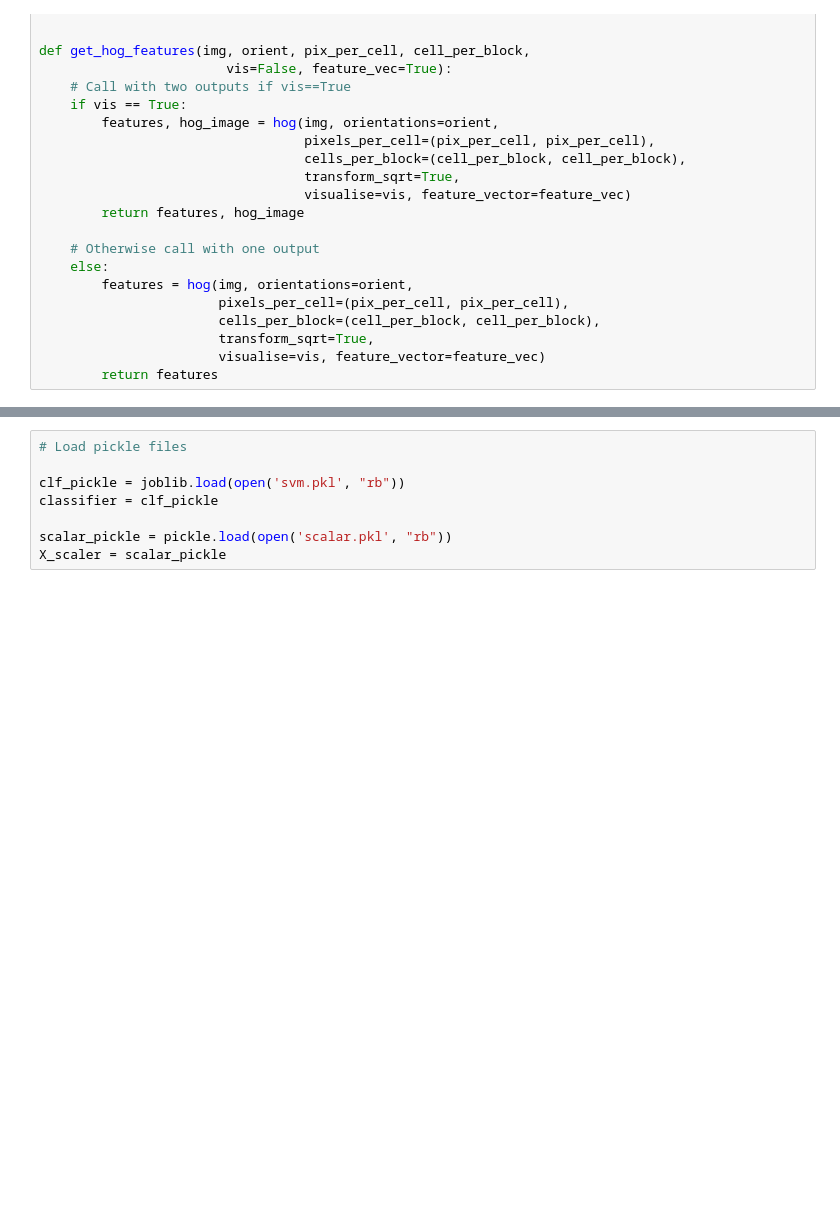
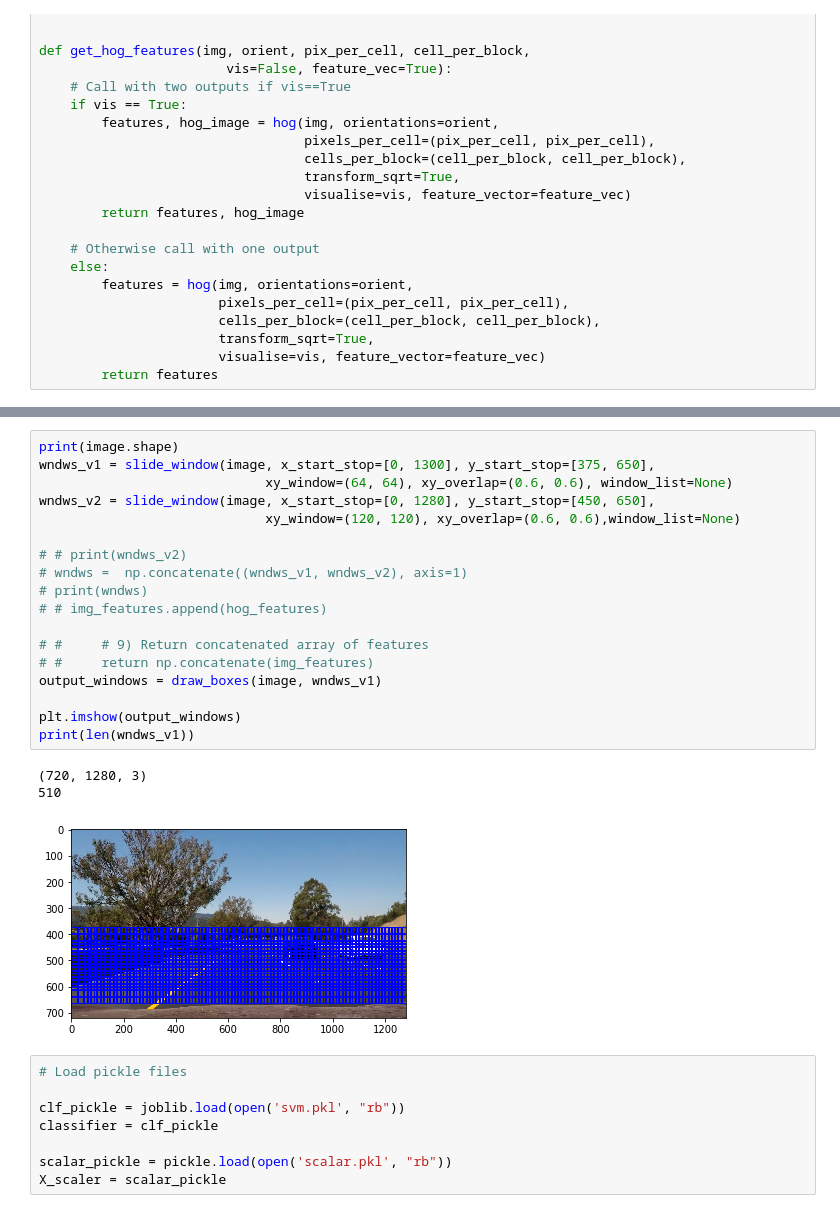
Before and after one commit to indradenbakker/CarND-Vehicle-Detection, a Jupyter notebook: Vehicle tracking pipeline.ipynb, the cells around one changed output, grey strips where cells are left out. Drawn from its saved outputs; the diff is of its cells as text; blank space fills up the shorter version.

```diff
--- a/Vehicle tracking pipeline.ipynb
+++ b/Vehicle tracking pipeline.ipynb
@@ -355,6 +450,28 @@ def get_hot_windows(image, previous=None, count=0):
                                  hog_channel=hog_channel, spatial_feat=spatial_feat,
                                  hist_feat=hist_feat, hog_feat=hog_feat)
     return(hot_windows)
+# %%
+print(image.shape)
+wndws_v1 = slide_window(image, x_start_stop=[0, 1300], y_start_stop=[375, 650],
+                             xy_window=(64, 64), xy_overlap=(0.6, 0.6), window_list=None)
+wndws_v2 = slide_window(image, x_start_stop=[0, 1280], y_start_stop=[450, 650],
+                             xy_window=(120, 120), xy_overlap=(0.6, 0.6),window_list=None)
+
+# # print(wndws_v2)
+# wndws =  np.concatenate((wndws_v1, wndws_v2), axis=1)
+# print(wndws)
+# # img_features.append(hog_features)
+
+# #     # 9) Return concatenated array of features
+# #     return np.concatenate(img_features)
+output_windows = draw_boxes(image, wndws_v1)
+
+plt.imshow(output_windows)
+print(len(wndws_v1))
+# %% [output]
+(720, 1280, 3)
+510
+[figure, added]
 # %%
 # Load pickle files
 
```
Also changed, not shown: parts of 8 cells of this notebook.
